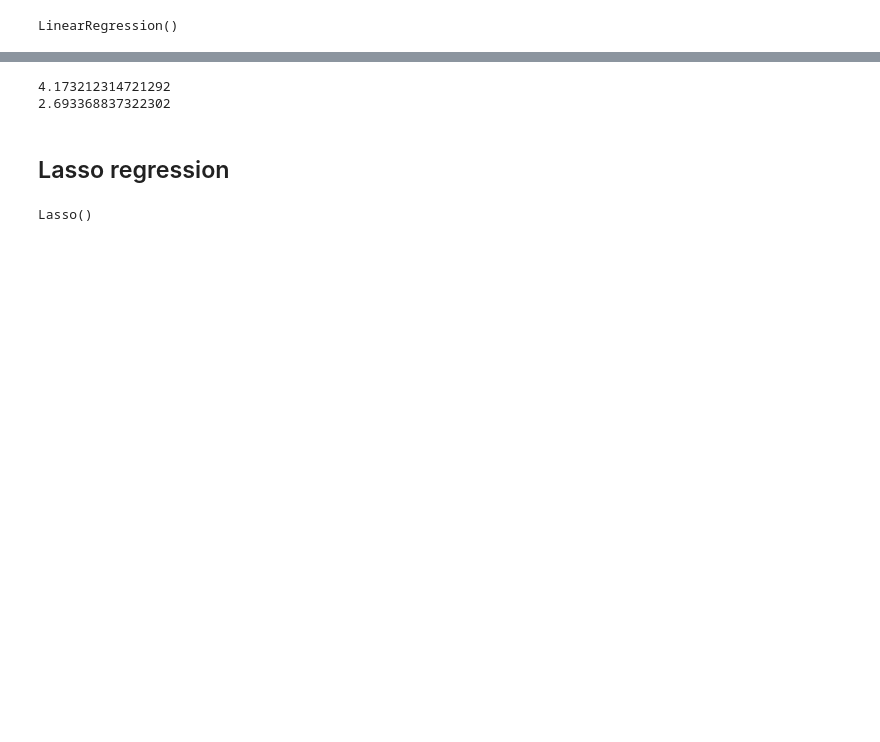
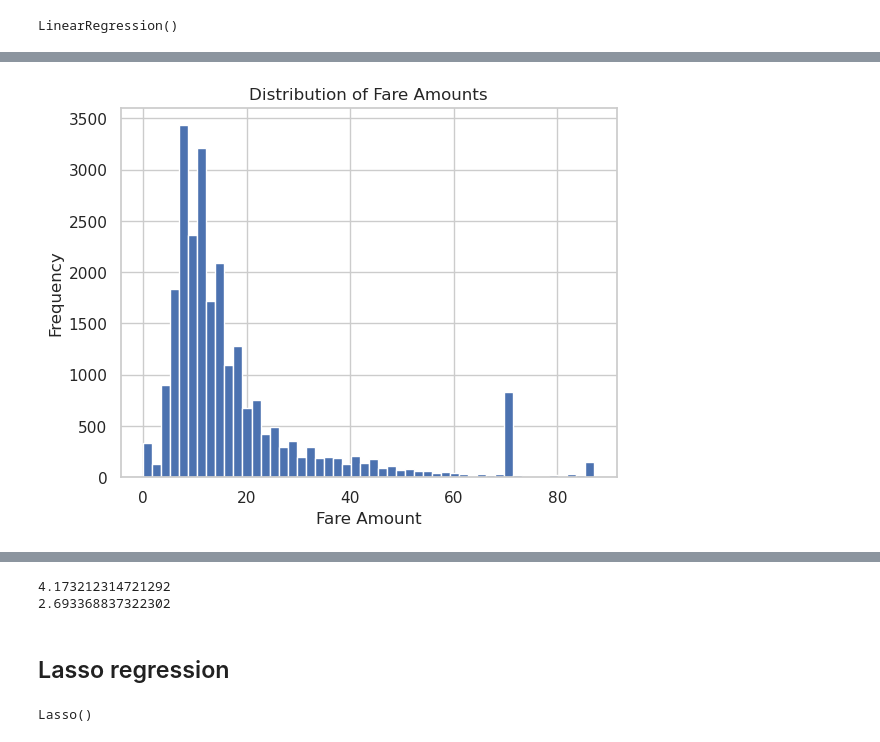
Before and after one commit to Hariharan-Sathiyamoorthy/Taxi_fare_predictor, a Jupyter notebook: CML.ipynb, the cells around one changed output, grey strips where cells are left out. Cells and saved outputs as stored; diff of their text form; code cells hidden in the pictures; blank space fills up the shorter version.

```diff
--- a/CML.ipynb
+++ b/CML.ipynb
@@ -493,0 +525,16 @@ RMSE: 7.715226332169467
+# %%
+# single_value = [[1, 2, 17.06, 30.96, 0]]
+# sv_scaled = scaler.transform(single_value)
+# predicted_fare = lr.predict(sv_scaled)
+
+# # VendorID	passenger_count	fare_amount	mean_dis	mean_duration	peek_t
+# # 19137	2	2.00	10.00	1.84	6.82	0
+# print(f"Predicted fare amount: {predicted_fare[0]}")
+# # rdDf[rdDf['fare_amount']>52.00][:1]
+plt.hist(rdDf['fare_amount'], bins=50)
+plt.xlabel('Fare Amount')
+plt.ylabel('Frequency')
+plt.title('Distribution of Fare Amounts')
+plt.show()
+# %% [output]
+[figure, added]
```
Also changed, not shown: parts of 25 cells of this notebook.
